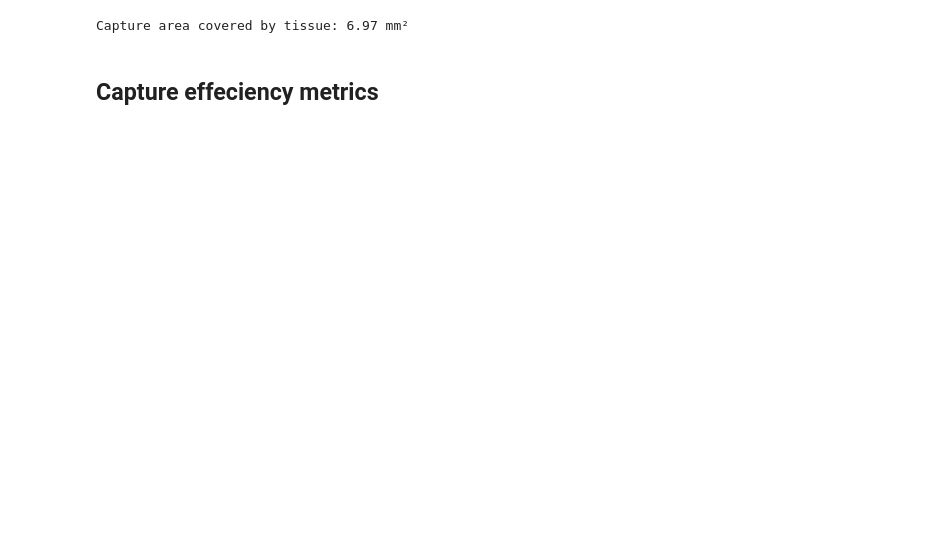
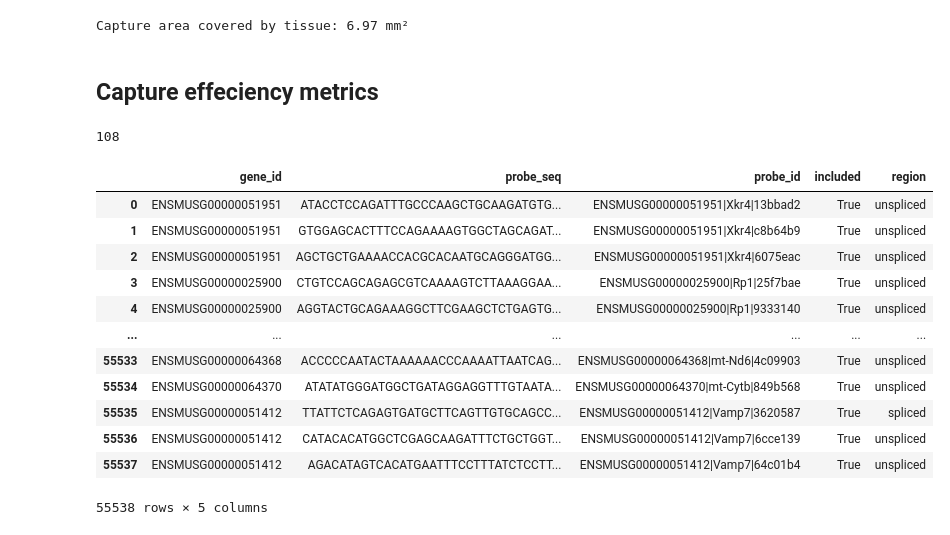
Before and after one commit to vibspatial/seq-spatial-transcriptomics-benchmark, a Jupyter notebook: Visium_HD/harpy/SCA005.ipynb, the cells around one changed output. Drawn from its saved outputs; the diff is of its cells as text; code cells hidden in the pictures; blank space fills up the shorter version.

Commit message:
Visium HD capture efficiency metrics

```diff
--- a/Visium_HD/harpy/SCA005.ipynb
+++ b/Visium_HD/harpy/SCA005.ipynb
@@ -375,4 +678,12 @@ for level in levels:
         table_layer = level,
         tissue_mask = sdata.labels[f'{dataset_id}_tissue_mask'].compute().data
     )
+
+for custom_bin in custom_bins:
+    gc.collect()
+    sdata = add_in_tissue(
+        sdata,
+        table_layer = f"{custom_bin}_table",
+        tissue_mask = sdata.labels[f'{dataset_id}_tissue_mask'].compute().data
+    )
 # %% [output]
@@ -383,15 +696,19 @@ for level in levels:
 # %%
 # Check spots in tissue
-for level in [level for level in levels if level not in ['square_002um']]:
+for level in levels:
     gc.collect()
+
+    level_plots_path = os.path.join(plots_path, level)
+    os.makedirs(level_plots_path, exist_ok=True)
+
     fig, ax = plt.subplots(figsize=figsize, dpi=DPI)
 
-    title = "Tissue annotation spots"
+    title = f"{level} - Qupath tissue annotation"
 
     sdata.pl.render_images(
         element=HE_image, scale=best_scale
     ).pl.render_labels(
-        element=f"{dataset_id}_{level}_labels", fill_alpha=0.5, contour_px=5, outline_alpha=0, color='in_tissue_annotation', table_layer=level, scale=best_scale
+        element=f"{dataset_id}_{level}_labels", fill_alpha=0.4, contour_px=5, outline_alpha=0, color='in_tissue_annotation', table_name=level, scale=best_scale
     ).pl.show(
         coordinate_systems=dataset_id,
         title=title,
@@ -399,7 +716,7 @@ for level in [level for level in levels if level not in ['square_002um']]:
         colorbar=False,
         dpi=DPI,
         ax=ax,
-        pad_extent=rel_fontsize(fig, 0.02)
+        pad_extent=rel_fontsize(fig, 0.05)
     )
 
     ax.set_title(title, fontsize=rel_fontsize(fig, 0.02))
@@ -407,10 +724,10 @@ for level in [level for level in levels if level not in ['square_002um']]:
     ax.set_ylabel("y", fontsize=rel_fontsize(fig, 0.02))
     ax.tick_params(axis="both", which="both", labelsize=rel_fontsize(fig, 0.015))
 
-    save_path = os.path.join(plots_path, f'qupath_annotation_spots_{level}.png')
+    save_path = os.path.join(level_plots_path, 'Qupath_tissue_annotation_spots.png')
     fig.savefig(save_path, bbox_inches="tight", pad_inches=max(fig.get_size_inches())/100, facecolor="white", transparent=False)
 
     plt.close(fig)
 
-    print("Plot saved at:", save_path)
+    print("Plot saved at:", save_path, flush=True)
 # %% [output]
@@ -419,0 +780,17 @@ Plot saved at: D:/2024-07-UTBenchmark-SpC/data/processed/Visium_HD/SCA005/harpy\
+# %%
+# Calculate QC metrics using scanpy's calculate_qc_metrics()
+for level in levels:
+    gc.collect()
+    sdata = qc_metrics(
+        sdata = sdata,
+        table_layer = level,
+        species = species
+    )
+
+for custom_bin in custom_bins:
+    gc.collect()
+    sdata = qc_metrics(
+        sdata = sdata,
+        table_layer = f"{custom_bin}_table",
+        species = species
+    )
@@ -488,3 +1144,7 @@ print(f"Capture area covered by tissue: {overlap_area_mm2:.2f} mm²")
 Capture area covered by tissue: 6.97 mm²
 # %% [markdown]
 ## Capture effeciency metrics
+# %%
+gc.collect()
+# %% [output]
+108
@@ -490,0 +1159,17 @@ Capture area covered by tissue: 6.97 mm²
+# %%
+probe_set_df = pd.read_csv(f"{path_outs}/probe_set.csv", comment='#')
+probe_set_df
+# %% [output]
+|  | gene_id | probe_seq | probe_id | included | region |
+| 0 | ENSMUSG00000051951 | ATACCTCCAGATTTGCCCAAGCTGCAAGATGTG... | ENSMUSG00000051951|Xkr4|13bbad2 | True | unspliced |
+| 1 | ENSMUSG00000051951 | GTGGAGCACTTTCCAGAAAAGTGGCTAGCAGAT... | ENSMUSG00000051951|Xkr4|c8b64b9 | True | unspliced |
+| 2 | ENSMUSG00000051951 | AGCTGCTGAAAACCACGCACAATGCAGGGATGG... | ENSMUSG00000051951|Xkr4|6075eac | True | unspliced |
+| 3 | ENSMUSG00000025900 | CTGTCCAGCAGAGCGTCAAAAGTCTTAAAGGAA... | ENSMUSG00000025900|Rp1|25f7bae | True | unspliced |
+| 4 | ENSMUSG00000025900 | AGGTACTGCAGAAAGGCTTCGAAGCTCTGAGTG... | ENSMUSG00000025900|Rp1|9333140 | True | unspliced |
+| ... | ... | ... | ... | ... | ... |
+| 55533 | ENSMUSG00000064368 | ACCCCCAATACTAAAAAACCCAAAATTAATCAG... | ENSMUSG00000064368|mt-Nd6|4c09903 | True | unspliced |
+| 55534 | ENSMUSG00000064370 | ATATATGGGATGGCTGATAGGAGGTTTGTAATA... | ENSMUSG00000064370|mt-Cytb|849b568 | True | unspliced |
+| 55535 | ENSMUSG00000051412 | TTATTCTCAGAGTGATGCTTCAGTTGTGCAGCC... | ENSMUSG00000051412|Vamp7|3620587 | True | spliced |
+| 55536 | ENSMUSG00000051412 | CATACACATGGCTCGAGCAAGATTTCTGCTGGT... | ENSMUSG00000051412|Vamp7|6cce139 | True | unspliced |
+| 55537 | ENSMUSG00000051412 | AGACATAGTCACATGAATTTCCTTTATCTCCTT... | ENSMUSG00000051412|Vamp7|64c01b4 | True | unspliced |
+55538 rows × 5 columns
```
Also changed, not shown: parts of 72 cells of this notebook, 24 other files.
